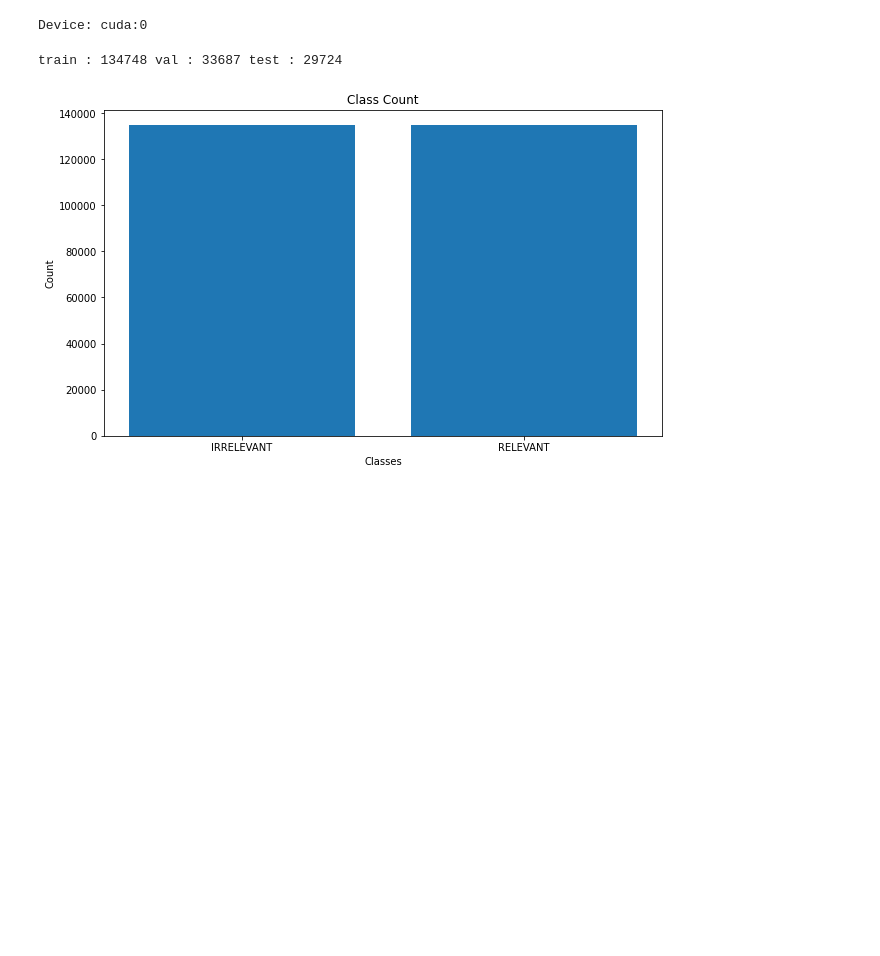
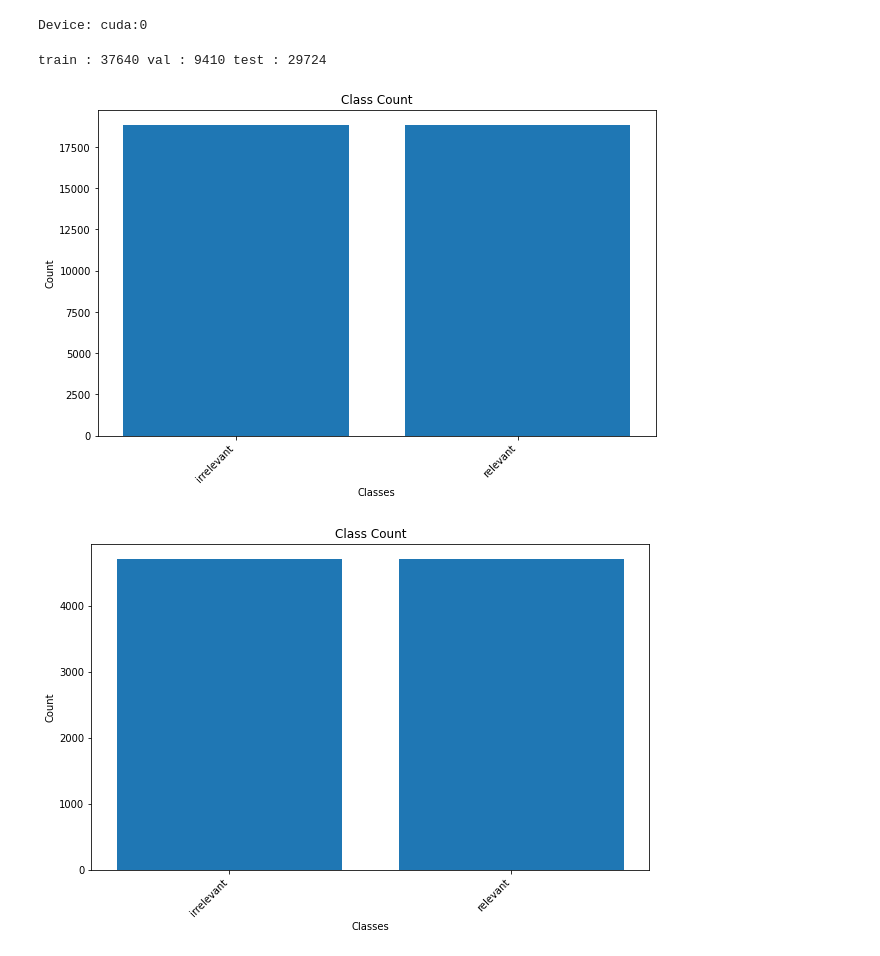
Before and after one commit to LIMUNIMI/RicordiArchiveOMR, a Jupyter notebook: OMR_Binary.ipynb, the cells around one changed output. Drawn from its saved outputs; the diff is of its cells as text; code cells hidden in the pictures; blank space fills up the shorter version.

```diff
--- a/OMR_Binary.ipynb
+++ b/OMR_Binary.ipynb
@@ -41,7 +41,7 @@ from collections import defaultdict
 from pathlib import Path
 # %%
 #hyper params
-dataset_path = './data/binary_dataset'
+dataset_path = './data/binary_dataset/data'
 
 bs = 64
 test_size = 0.15  # Test set size (20%)
@@ -471,16 +442,27 @@ print("Device:", device)
 # %% [output]
 Device: cuda:0
 # %%
-def plot_distribution_by_class(labels, classes):
+def plot_distribution_by_class(subset):
+    if isinstance(subset.subset.dataset, Subset):
+        # validation and train sets
+        data_ = subset.subset.dataset.dataset.dataset
+        labels = np.asarray(data_.imgs)[subset.subset.dataset.dataset.indices]
+        labels = labels[subset.subset.dataset.indices]
+        labels = labels[subset.subset.indices, 1]
+    else:
+        # test set (two subsets less)
+        data_ = subset.subset.dataset
+        labels = np.asarray(data_.imgs)[subset.subset.indices, 1]
 
+    classes = data_.classes
     labels, count = np.unique(np.asarray(labels), return_counts=True)
     labels = np.asarray([classes[int(i)] for i in labels])
 
     plt.figure(figsize=(10, 6))  # Set the size of the figure
 
-    x = np.arange(len(classes))  # Generate an array of class indices
+    x = np.arange(len(labels))  # Generate an array of class indices
     plt.bar(x, count)
-    plt.xticks(x, classes)  # Set custom x-axis tick positions and labels
+    plt.xticks(x, labels, rotation=45, ha='right')  # Set custom x-axis tick positions and labels
     plt.xlabel("Classes")
     plt.ylabel("Count")
     plt.title("Class Count")
@@ -491,13 +473,11 @@ criterion = nn.CrossEntropyLoss()
 # Separate the train, val, and test sets
 trainset,valset,testset = get_dataset(dataset_path, val_size, test_size)
 # %% [output]
-train : 134748 val : 33687 test : 29724
+train : 37640 val : 9410 test : 29724
 # %%
-data_ = trainset.subset.dataset.dataset.dataset
-labels = np.asarray(data_.imgs)[trainset.subset.dataset.dataset.indices]
-labels = labels[trainset.subset.dataset.indices]
-labels = labels[trainset.subset.indices, 1]
-
-plot_distribution_by_class(labels, classes)
+plot_distribution_by_class(trainset)
+plot_distribution_by_class(valset)
+plot_distribution_by_class(testset)
 # %% [output]
-[figure, old version]
+[figure, new version]
+[figure, added]
```
Also changed, not shown: parts of 6 cells of this notebook, 2 other files.
